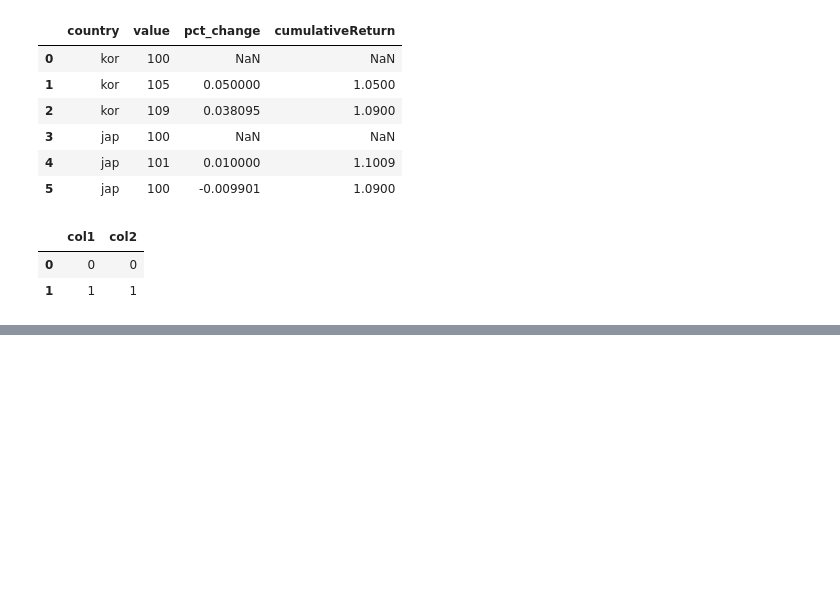
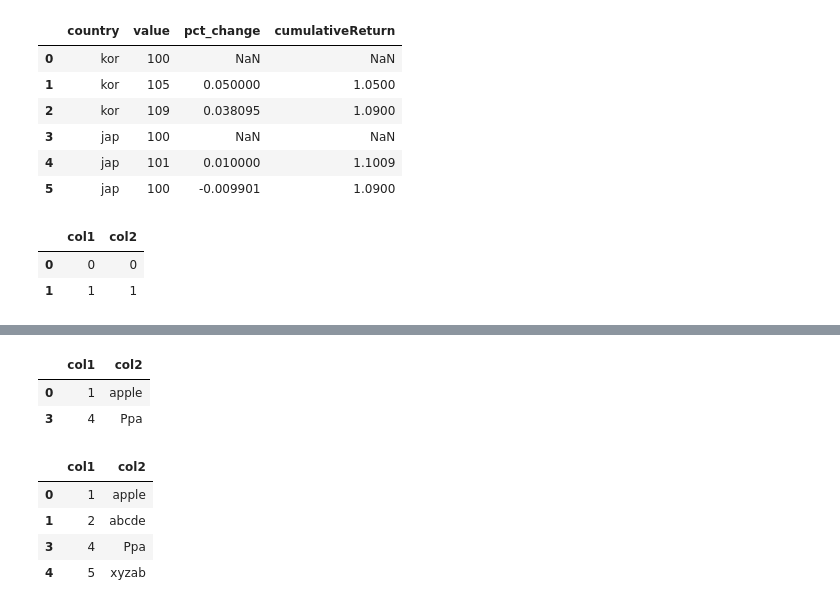
Before and after one commit to ajcltm/programmingGuide, a Jupyter notebook: 211019_memo.ipynb, the cells around one changed output, grey strips where cells are left out. Cells and saved outputs as stored; diff of their text form; code cells hidden in the pictures; blank space fills up the shorter version.

```diff
--- a/211019_memo.ipynb
+++ b/211019_memo.ipynb
@@ -198,0 +241,16 @@ df.iloc[:2]
+# %%
+con = df.col2.str.contains('pp', case=False, regex=False)
+df.loc[con]
+# %% [output]
+|  | col1 | col2 |
+| 0 | 1 | apple |
+| 3 | 4 | Ppa |
+# %%
+con = df.col2.str.contains('a+', case=False, regex=True)
+df.loc[con]
+# %% [output]
+|  | col1 | col2 |
+| 0 | 1 | apple |
+| 1 | 2 | abcde |
+| 3 | 4 | Ppa |
+| 4 | 5 | xyzab |
```
Also changed, not shown: parts of 9 cells of this notebook, 2 other files.
